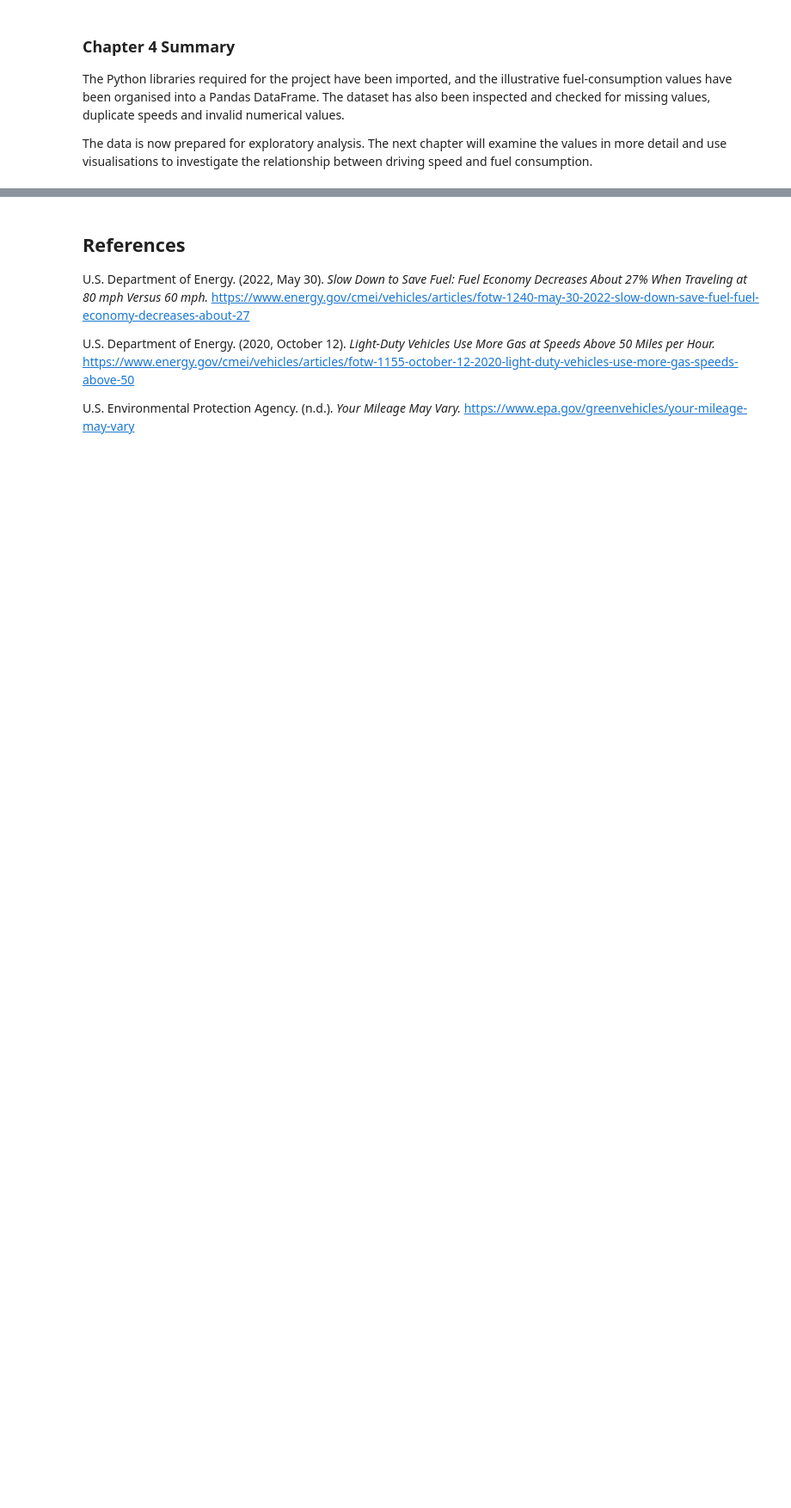
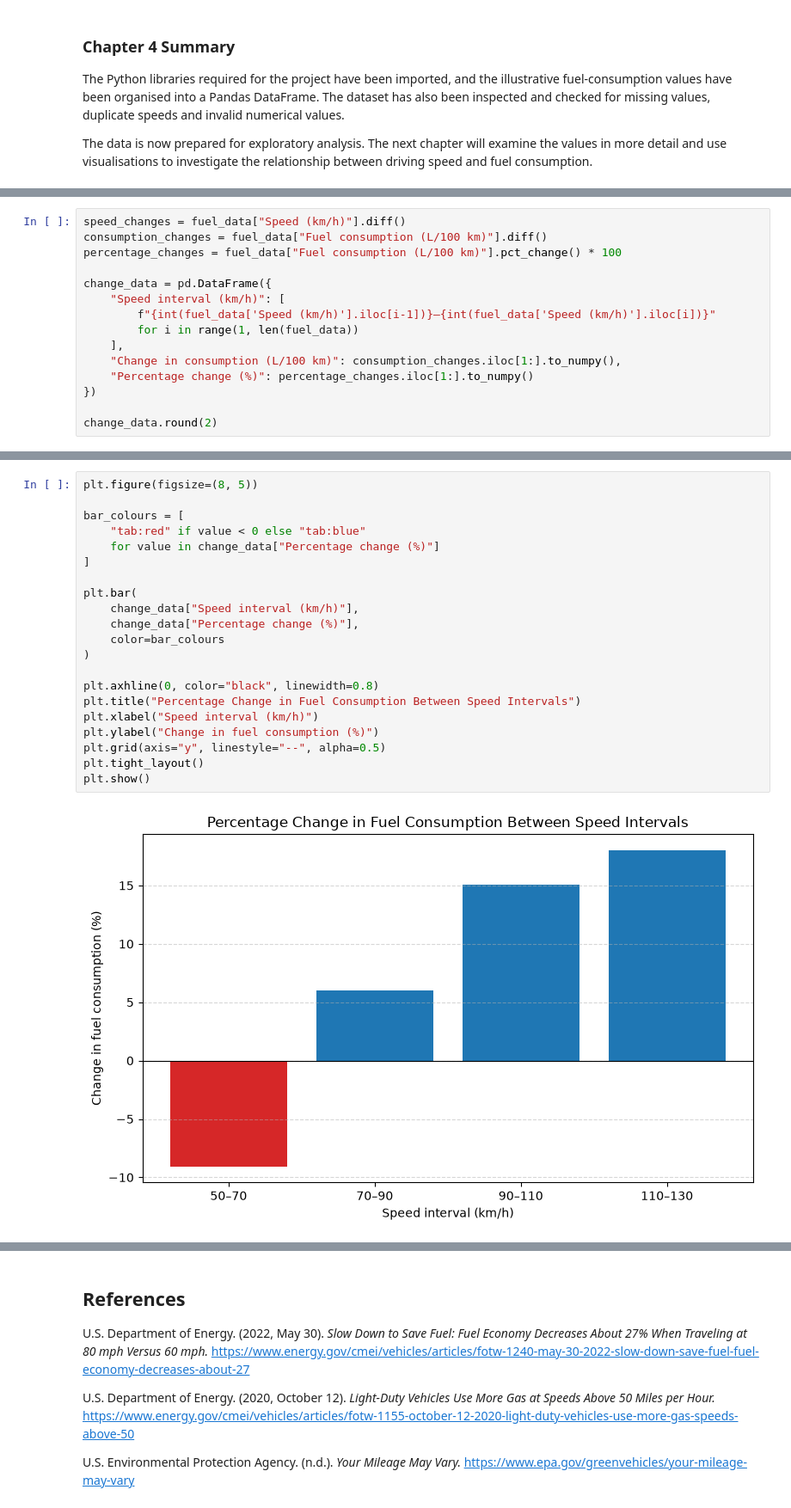
Before and after one commit to PoloPulseNiko/Math_Concepts_For_Developers_Exam, a Jupyter notebook: fuel_consumption_project.ipynb, the cells around one changed output, grey strips where cells are left out. Shown at 86% size. Cells and saved outputs as stored; diff of their text form; blank space fills up the shorter version.

```diff
--- a/fuel_consumption_project.ipynb
+++ b/fuel_consumption_project.ipynb
@@ -280,0 +401,15 @@ The data is now prepared for exploratory analysis. The next chapter will examine
+# %%
+speed_changes = fuel_data["Speed (km/h)"].diff()
+consumption_changes = fuel_data["Fuel consumption (L/100 km)"].diff()
+percentage_changes = fuel_data["Fuel consumption (L/100 km)"].pct_change() * 100
+
+change_data = pd.DataFrame({
+    "Speed interval (km/h)": [
+        f"{int(fuel_data['Speed (km/h)'].iloc[i-1])}–{int(fuel_data['Speed (km/h)'].iloc[i])}"
+        for i in range(1, len(fuel_data))
+    ],
+    "Change in consumption (L/100 km)": consumption_changes.iloc[1:].to_numpy(),
+    "Percentage change (%)": percentage_changes.iloc[1:].to_numpy()
+})
+
+change_data.round(2)
@@ -280,0 +432,23 @@ The data is now prepared for exploratory analysis. The next chapter will examine
+# %%
+plt.figure(figsize=(8, 5))
+
+bar_colours = [
+    "tab:red" if value < 0 else "tab:blue"
+    for value in change_data["Percentage change (%)"]
+]
+
+plt.bar(
+    change_data["Speed interval (km/h)"],
+    change_data["Percentage change (%)"],
+    color=bar_colours
+)
+
+plt.axhline(0, color="black", linewidth=0.8)
+plt.title("Percentage Change in Fuel Consumption Between Speed Intervals")
+plt.xlabel("Speed interval (km/h)")
+plt.ylabel("Change in fuel consumption (%)")
+plt.grid(axis="y", linestyle="--", alpha=0.5)
+plt.tight_layout()
+plt.show()
+# %% [output]
+[figure, added]
```
Also changed, not shown: parts of 24 cells of this notebook.
